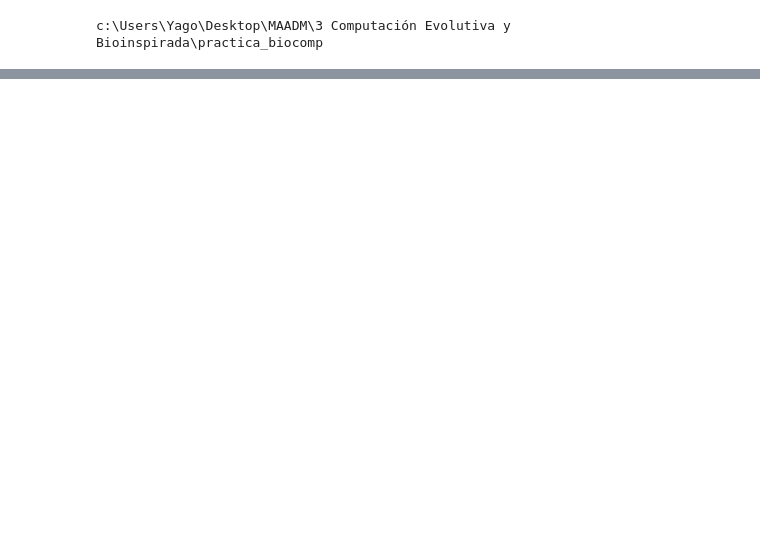
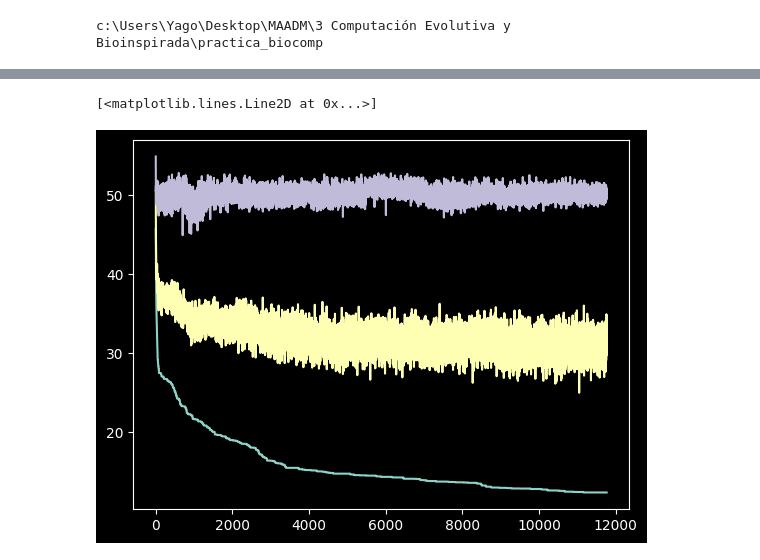
Before and after one commit to yabol02/practica_biocomp, a Jupyter notebook: notebooks/tsp.ipynb, the cells around one changed output, grey strips where cells are left out. Cells and saved outputs as stored; diff of their text form; code cells hidden in the pictures; blank space fills up the shorter version.

```diff
--- a/notebooks/tsp.ipynb
+++ b/notebooks/tsp.ipynb
@@ -211,3 +208,10 @@ Generations: 20001
+# %%
+plt.plot(problem.best_history)
+plt.plot(problem.mean_history)
+plt.plot(problem.worst_history)
+# %% [output]
+[<matplotlib.lines.Line2D at 0x...>]
+[figure, added]
 # %%
 cities_solution = [cities[idx] for idx in result.best_solution]
 cities_solution.append(cities_solution[0])
```
Also changed, not shown: parts of 7 cells of this notebook.
